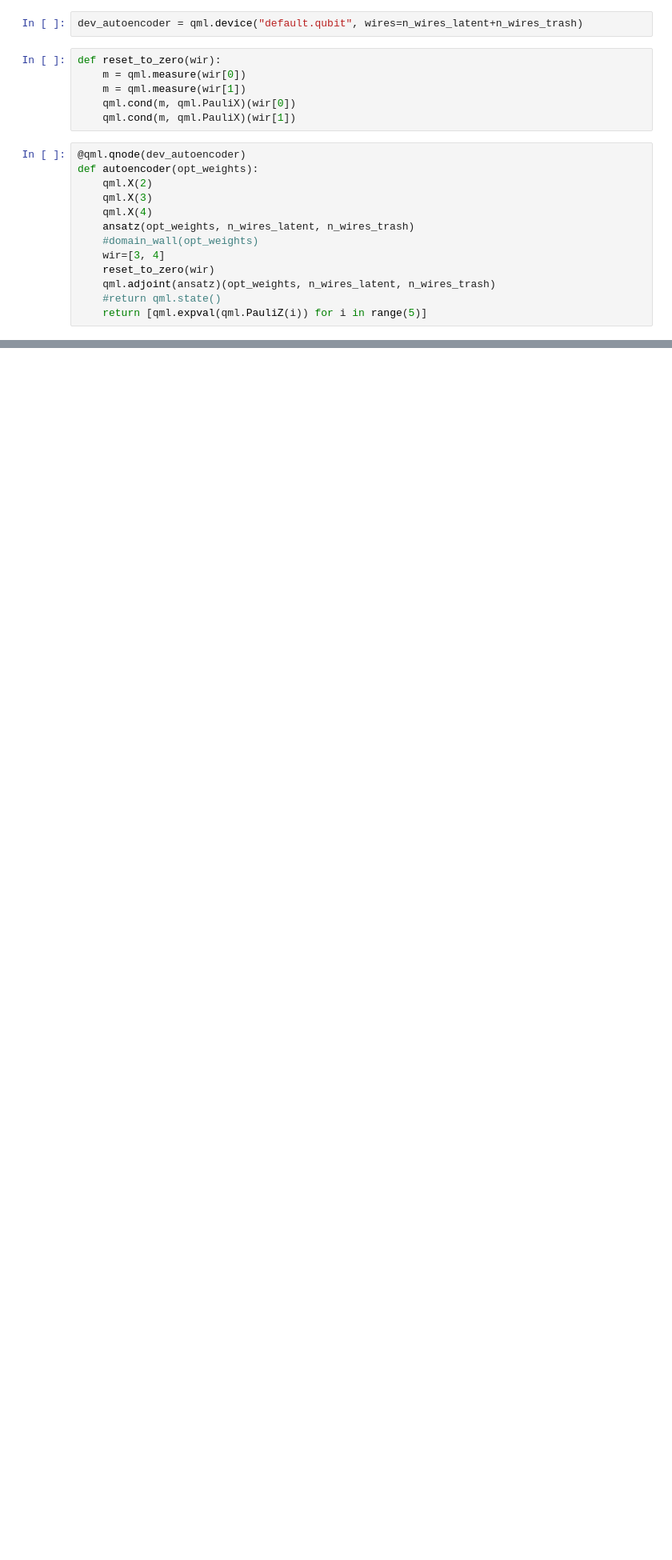
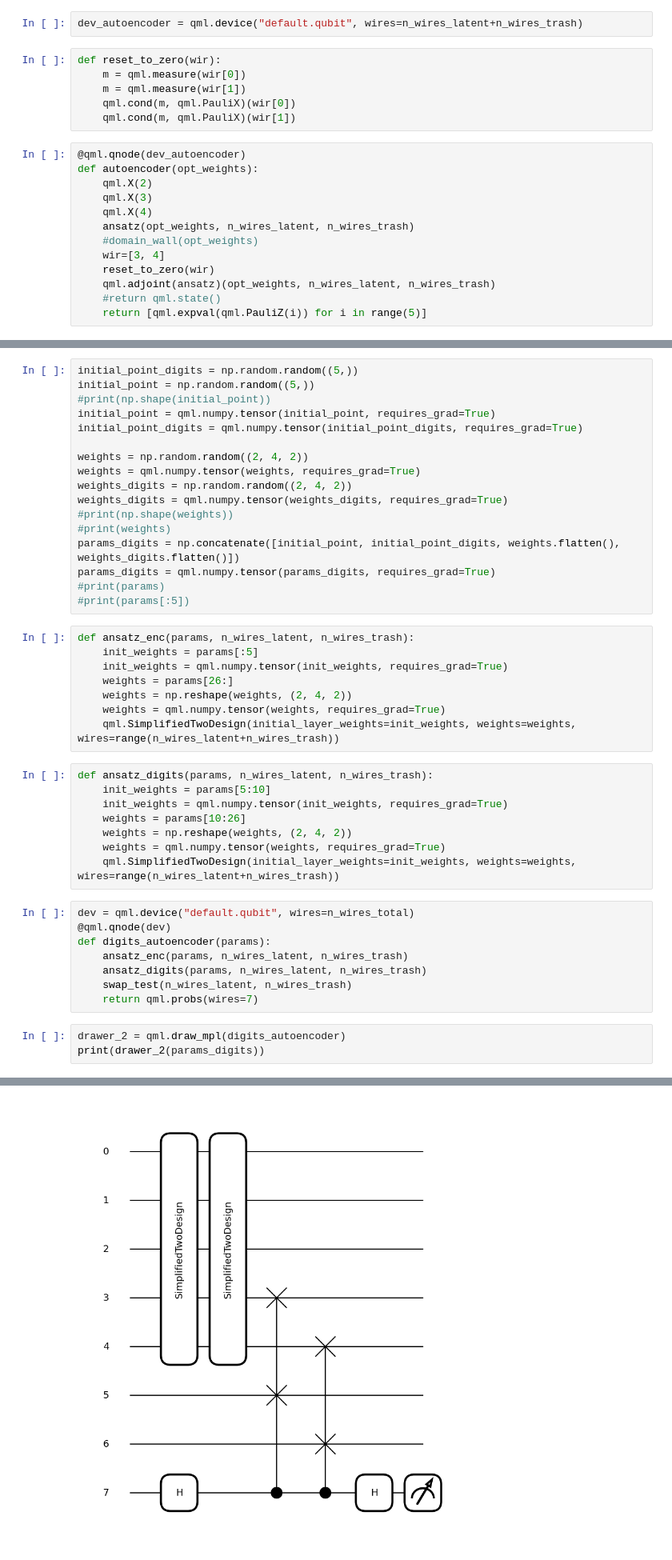
Before and after one commit to EdoardoZappia/Quantum_Autoencoder_PML_Exam, a Jupyter notebook: quantum_autoencoder.ipynb, the cells around one changed output, grey strips where cells are left out. Shown: that part at 80% size. Cells and saved outputs as stored; diff of their text form; blank space fills up the shorter version.

```diff
--- a/quantum_autoencoder.ipynb
+++ b/quantum_autoencoder.ipynb
@@ -186,0 +250,45 @@ print(fidelity)
+# %%
+initial_point_digits = np.random.random((5,))
+initial_point = np.random.random((5,))
+#print(np.shape(initial_point))
+initial_point = qml.numpy.tensor(initial_point, requires_grad=True)
+initial_point_digits = qml.numpy.tensor(initial_point_digits, requires_grad=True)
+
+weights = np.random.random((2, 4, 2))
+weights = qml.numpy.tensor(weights, requires_grad=True)
+weights_digits = np.random.random((2, 4, 2))
+weights_digits = qml.numpy.tensor(weights_digits, requires_grad=True)
+#print(np.shape(weights))
+#print(weights)
+params_digits = np.concatenate([initial_point, initial_point_digits, weights.flatten(), weights_digits.flatten()])
+params_digits = qml.numpy.tensor(params_digits, requires_grad=True)
+#print(params)
+#print(params[:5])
+# %%
+def ansatz_enc(params, n_wires_latent, n_wires_trash):
+    init_weights = params[:5]
+    init_weights = qml.numpy.tensor(init_weights, requires_grad=True)
+    weights = params[26:]
+    weights = np.reshape(weights, (2, 4, 2))
+    weights = qml.numpy.tensor(weights, requires_grad=True)
+    qml.SimplifiedTwoDesign(initial_layer_weights=init_weights, weights=weights, wires=range(n_wires_latent+n_wires_trash))
+# %%
+def ansatz_digits(params, n_wires_latent, n_wires_trash):
+    init_weights = params[5:10]
+    init_weights = qml.numpy.tensor(init_weights, requires_grad=True)
+    weights = params[10:26]
+    weights = np.reshape(weights, (2, 4, 2))
+    weights = qml.numpy.tensor(weights, requires_grad=True)
+    qml.SimplifiedTwoDesign(initial_layer_weights=init_weights, weights=weights, wires=range(n_wires_latent+n_wires_trash))
+# %%
+dev = qml.device("default.qubit", wires=n_wires_total)
+@qml.qnode(dev)
+def digits_autoencoder(params):
+    ansatz_enc(params, n_wires_latent, n_wires_trash)
+    ansatz_digits(params, n_wires_latent, n_wires_trash)
+    swap_test(n_wires_latent, n_wires_trash)
+    return qml.probs(wires=7)
+# %%
+drawer_2 = qml.draw_mpl(digits_autoencoder)
+print(drawer_2(params_digits))
+# %% [output]
@@ -186,0 +296 @@ print(fidelity)
+[figure, added]
```
Also changed, not shown: parts of 17 cells of this notebook, 2 other files.
